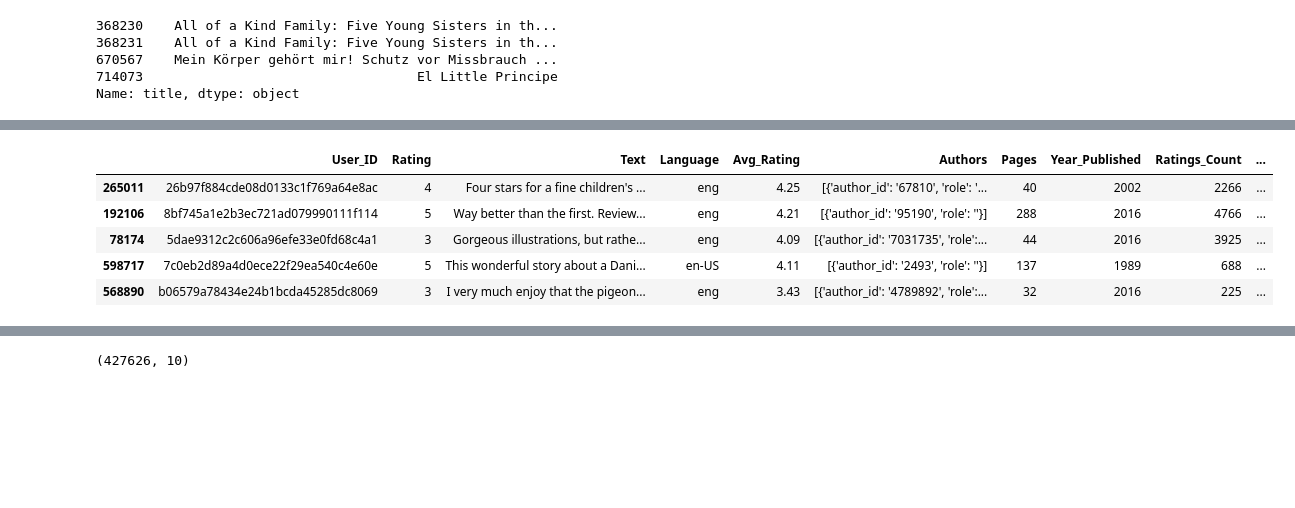
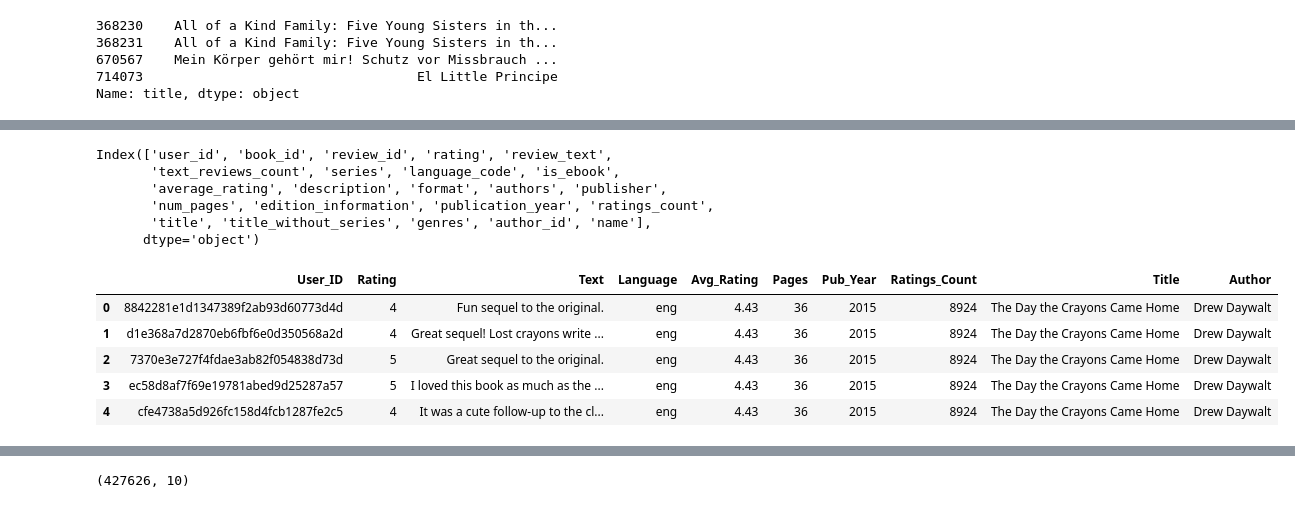
Before and after one commit to Data-Science-for-Linguists-2023/Goodreads-Genre-Reviews-Analysis, a Jupyter notebook: Data_Exploration.ipynb, the cells around one changed output, grey strips where cells are left out. Saved outputs shown, nothing was run; the diff lists cells and outputs as text; code cells hidden in the pictures; blank space fills up the shorter version.

```diff
--- a/Data_Exploration.ipynb
+++ b/Data_Exploration.ipynb
@@ -391,0 +463,3 @@ children_df[english].sample(5)
+# %%
+authors_df = pd.read_json('/Users/ashleyfeiler/Desktop/Goodreads_Data/goodreads_book_authors.json', lines=True)
+authors_df.head()
@@ -391,0 +473,3 @@ children_df[english].sample(5)
+# %%
+authors_df = authors_df[['author_id', 'name']]
+authors_df.head()
@@ -391,0 +494,3 @@ children_df[english].sample(5)
+# %%
+children_df = pd.merge(children_df, authors_df)
+children_df.shape
@@ -397,0 +515,9 @@ children_df.shape
+# %%
+children_df.columns
+# %% [output]
+Index(['user_id', 'book_id', 'review_id', 'rating', 'review_text',
+       'text_reviews_count', 'series', 'language_code', 'is_ebook',
+       'average_rating', 'description', 'format', 'authors', 'publisher',
+       'num_pages', 'edition_information', 'publication_year', 'ratings_count',
+       'title', 'title_without_series', 'genres', 'author_id', 'name'],
+      dtype='object')
@@ -398,12 +526,12 @@ children_df.shape
 # %%
-children_short = children_df[['user_id', 'rating', 'review_text', 'language_code', 'average_rating', 'authors', 'num_pages', 'publication_year', 'ratings_count', 'title']]
-children_short.columns = ['User_ID', 'Rating', 'Text', 'Language', 'Avg_Rating', 'Authors', 'Pages', 'Year_Published', 'Ratings_Count', 'Title']
+children_short = children_df[['user_id', 'rating', 'review_text', 'language_code', 'average_rating', 'num_pages', 'publication_year', 'ratings_count', 'title', 'name']]
+children_short.columns = ['User_ID', 'Rating', 'Text', 'Language', 'Avg_Rating', 'Pages', 'Pub_Year', 'Ratings_Count', 'Title', 'Author']
 # %%
-children_short.sample(5)
+children_short.head()
 # %% [output]
-|  | User_ID | Rating | Text | Language | Avg_Rating | Authors | Pages | Year_Published | Ratings_Count | ... |
-| 265011 | 26b97f884cde08d0133c1f769a64e8ac | 4 | Four stars for a fine children's ... | eng | 4.25 | [{'author_id': '67810', 'role': '... | 40 | 2002 | 2266 | ... |
-| 192106 | 8bf745a1e2b3ec721ad079990111f114 | 5 | Way better than the first. Review... | eng | 4.21 | [{'author_id': '95190', 'role': ''}] | 288 | 2016 | 4766 | ... |
-| 78174 | 5dae9312c2c606a96efe33e0fd68c4a1 | 3 | Gorgeous illustrations, but rathe... | eng | 4.09 | [{'author_id': '7031735', 'role':... | 44 | 2016 | 3925 | ... |
-| 598717 | 7c0eb2d89a4d0ece22f29ea540c4e60e | 5 | This wonderful story about a Dani... | en-US | 4.11 | [{'author_id': '2493', 'role': ''}] | 137 | 1989 | 688 | ... |
-| 568890 | b06579a78434e24b1bcda45285dc8069 | 3 | I very much enjoy that the pigeon... | eng | 3.43 | [{'author_id': '4789892', 'role':... | 32 | 2016 | 225 | ... |
+|  | User_ID | Rating | Text | Language | Avg_Rating | Pages | Pub_Year | Ratings_Count | Title | Author |
+| 0 | 8842281e1d1347389f2ab93d60773d4d | 4 | Fun sequel to the original. | eng | 4.43 | 36 | 2015 | 8924 | The Day the Crayons Came Home | Drew Daywalt |
+| 1 | d1e368a7d2870eb6fbf6e0d350568a2d | 4 | Great sequel! Lost crayons write ... | eng | 4.43 | 36 | 2015 | 8924 | The Day the Crayons Came Home | Drew Daywalt |
+| 2 | 7370e3e727f4fdae3ab82f054838d73d | 5 | Great sequel to the original. | eng | 4.43 | 36 | 2015 | 8924 | The Day the Crayons Came Home | Drew Daywalt |
+| 3 | ec58d8af7f69e19781abed9d25287a57 | 5 | I loved this book as much as the ... | eng | 4.43 | 36 | 2015 | 8924 | The Day the Crayons Came Home | Drew Daywalt |
+| 4 | cfe4738a5d926fc158d4fcb1287fe2c5 | 4 | It was a cute follow-up to the cl... | eng | 4.43 | 36 | 2015 | 8924 | The Day the Crayons Came Home | Drew Daywalt |
```
Also changed, not shown: parts of 46 cells of this notebook.
